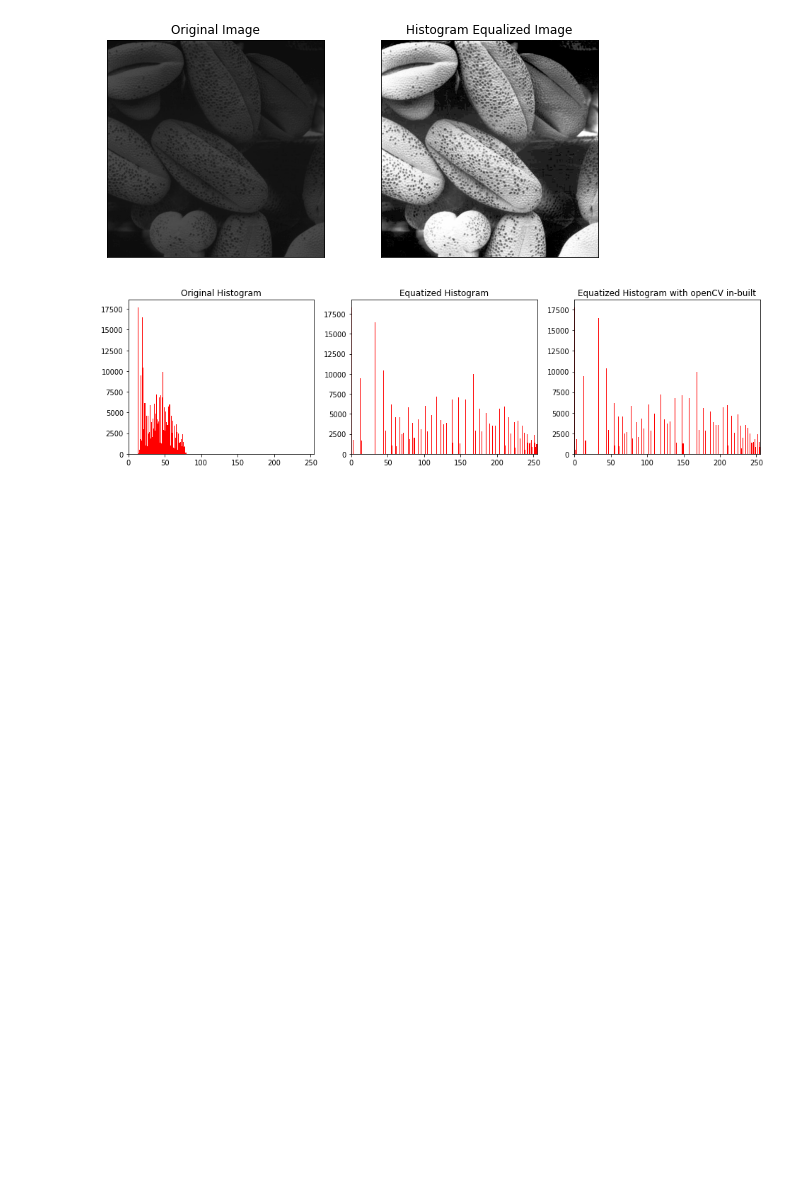
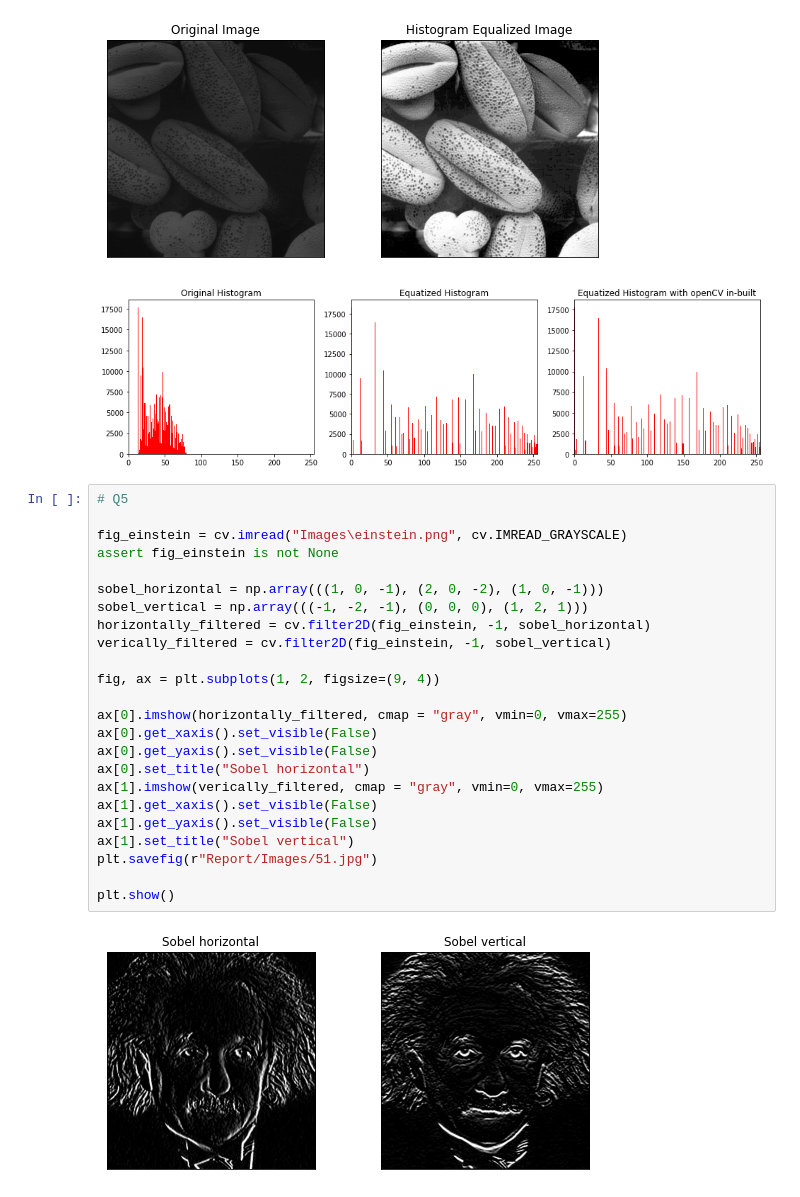
Before and after one commit to GevinduGanganath/EN2550, a Jupyter notebook: Assignment 1/Assignment 1.ipynb, the cells around one changed output. Drawn from its saved outputs; the diff is of its cells as text; blank space fills up the shorter version.

```diff
--- a/Assignment 1/Assignment 1.ipynb
+++ b/Assignment 1/Assignment 1.ipynb
@@ -149,3 +149,29 @@ plt.show()
 # %% [output]
 [figure]
 [figure]
+# %%
+# Q5
+
+fig_einstein = cv.imread("Images\einstein.png", cv.IMREAD_GRAYSCALE)
+assert fig_einstein is not None
+
+sobel_horizontal = np.array(((1, 0, -1), (2, 0, -2), (1, 0, -1)))
+sobel_vertical = np.array(((-1, -2, -1), (0, 0, 0), (1, 2, 1)))
+horizontally_filtered = cv.filter2D(fig_einstein, -1, sobel_horizontal)
+verically_filtered = cv.filter2D(fig_einstein, -1, sobel_vertical)
+
+fig, ax = plt.subplots(1, 2, figsize=(9, 4))
+
+ax[0].imshow(horizontally_filtered, cmap = "gray", vmin=0, vmax=255)
+ax[0].get_xaxis().set_visible(False)
+ax[0].get_yaxis().set_visible(False)
+ax[0].set_title("Sobel horizontal")
+ax[1].imshow(verically_filtered, cmap = "gray", vmin=0, vmax=255)
+ax[1].get_xaxis().set_visible(False)
+ax[1].get_yaxis().set_visible(False)
+ax[1].set_title("Sobel vertical")
+plt.savefig(r"Report/Images/51.jpg")
+
+plt.show()
+# %% [output]
+[figure, added]
```
Also changed, not shown: 8 other files.
